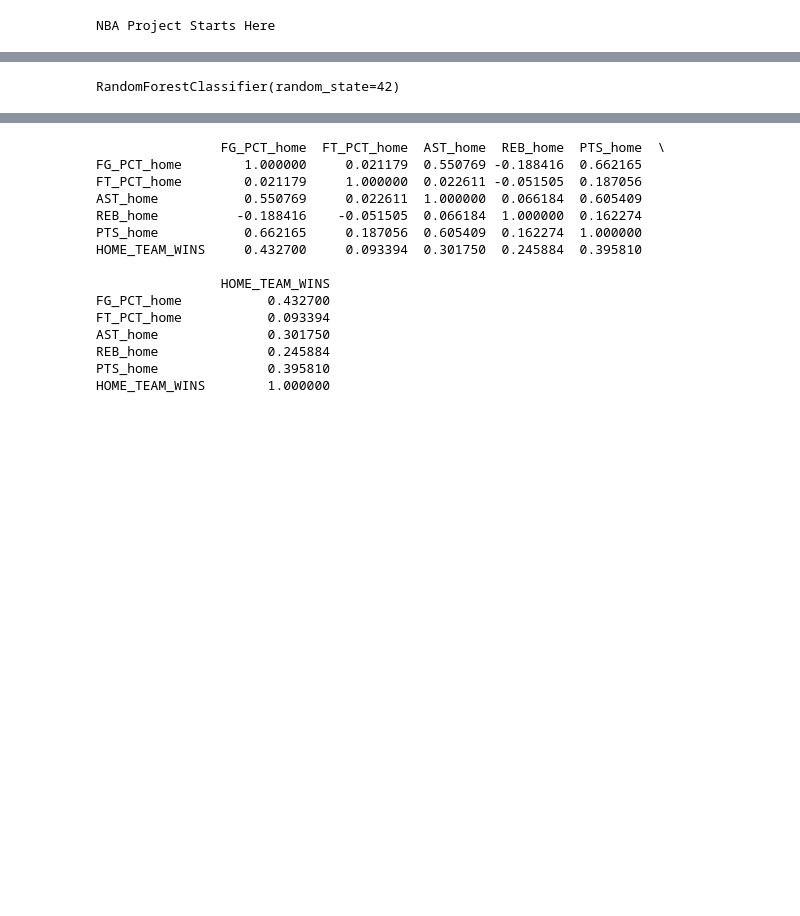
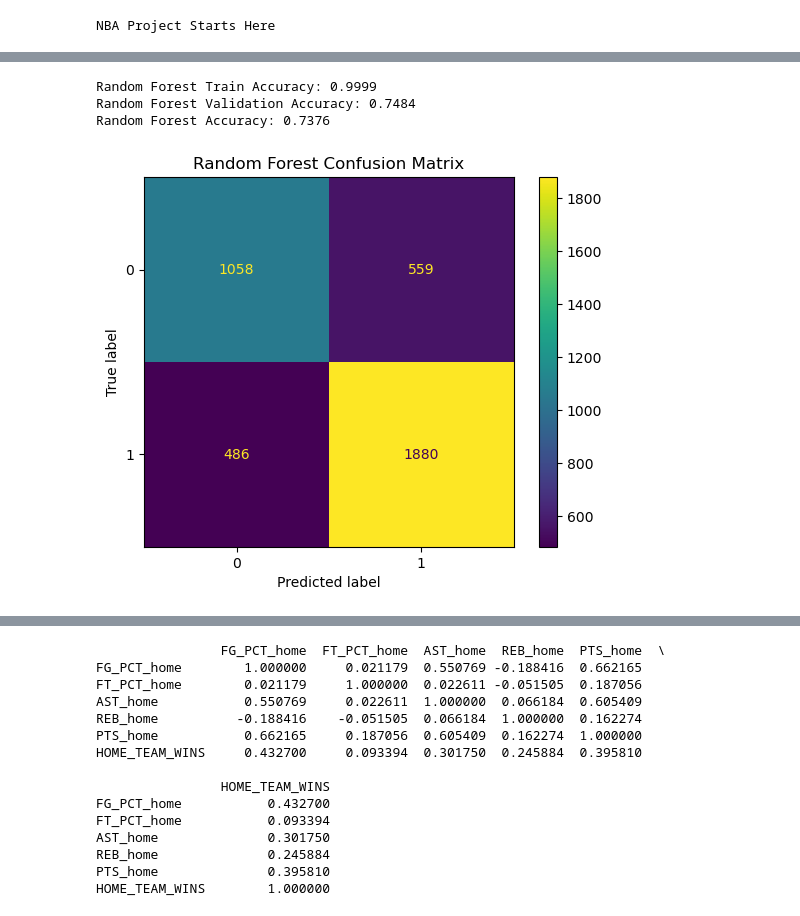
Before and after one commit to AyoAdenuga/NBA-GamePrediction-ML, a Jupyter notebook: data/Nba_project.ipynb, the cells around one changed output, grey strips where cells are left out. Saved outputs shown, nothing was run; the diff lists cells and outputs as text; code cells hidden in the pictures; blank space fills up the shorter version.

```diff
--- a/data/Nba_project.ipynb
+++ b/data/Nba_project.ipynb
@@ -75,10 +112,15 @@ Feature: PTS_home, Score: -0.05574
 # %%
 #Random Forest Model
 from sklearn.ensemble import RandomForestClassifier
 rf_model = RandomForestClassifier(n_estimators=100, random_state=42)
 rf_model.fit(X_train, y_train)
+
+evaluate_model(rf_model, X_train, y_train, X_val, y_val, X_test, y_test, name="Random Forest")
 # %% [output]
-RandomForestClassifier(random_state=42)
+Random Forest Train Accuracy: 0.9999
+Random Forest Validation Accuracy: 0.7484
+Random Forest Accuracy: 0.7376
+[figure, added]
 # %%
 #
 from sklearn.metrics import classification_report, confusion_matrix
```
Also changed, not shown: parts of 10 cells of this notebook.
